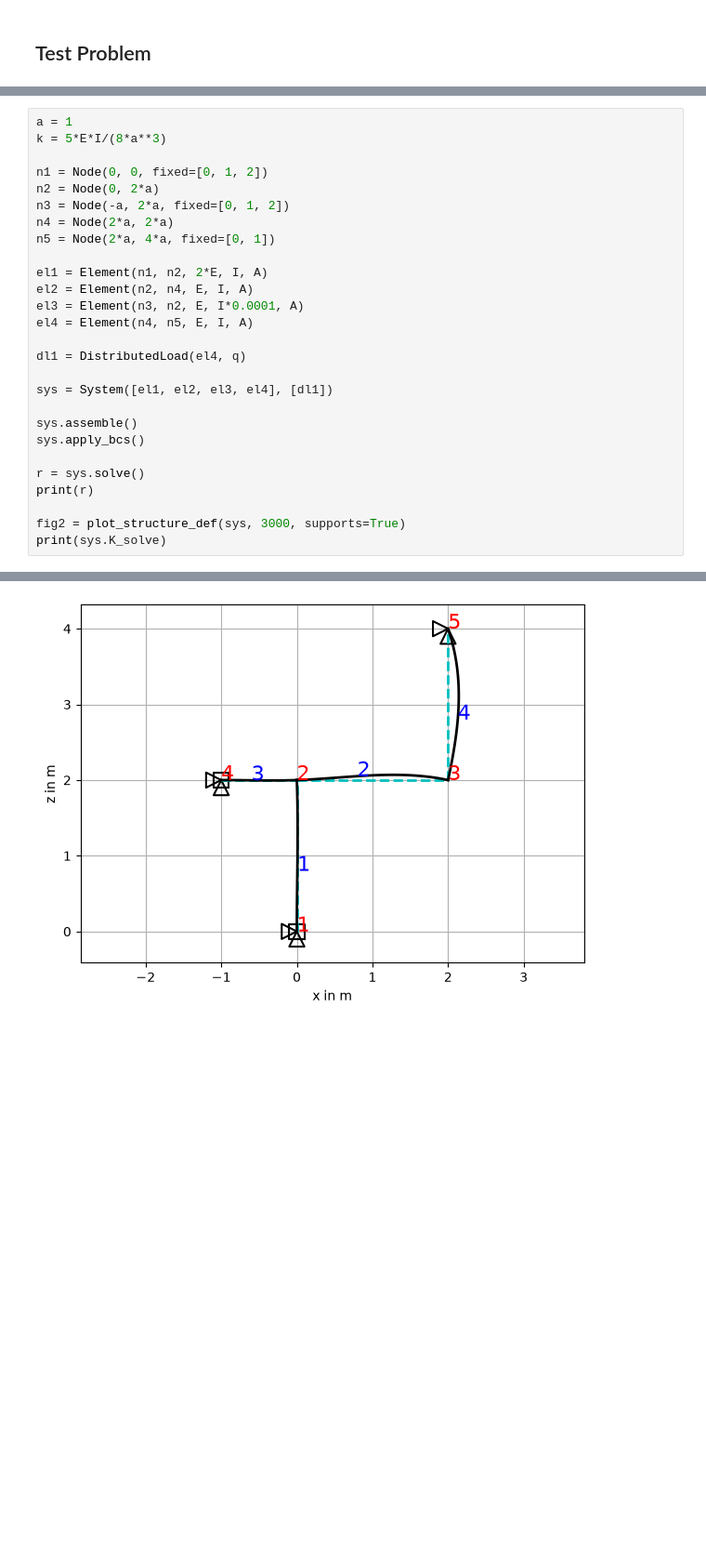
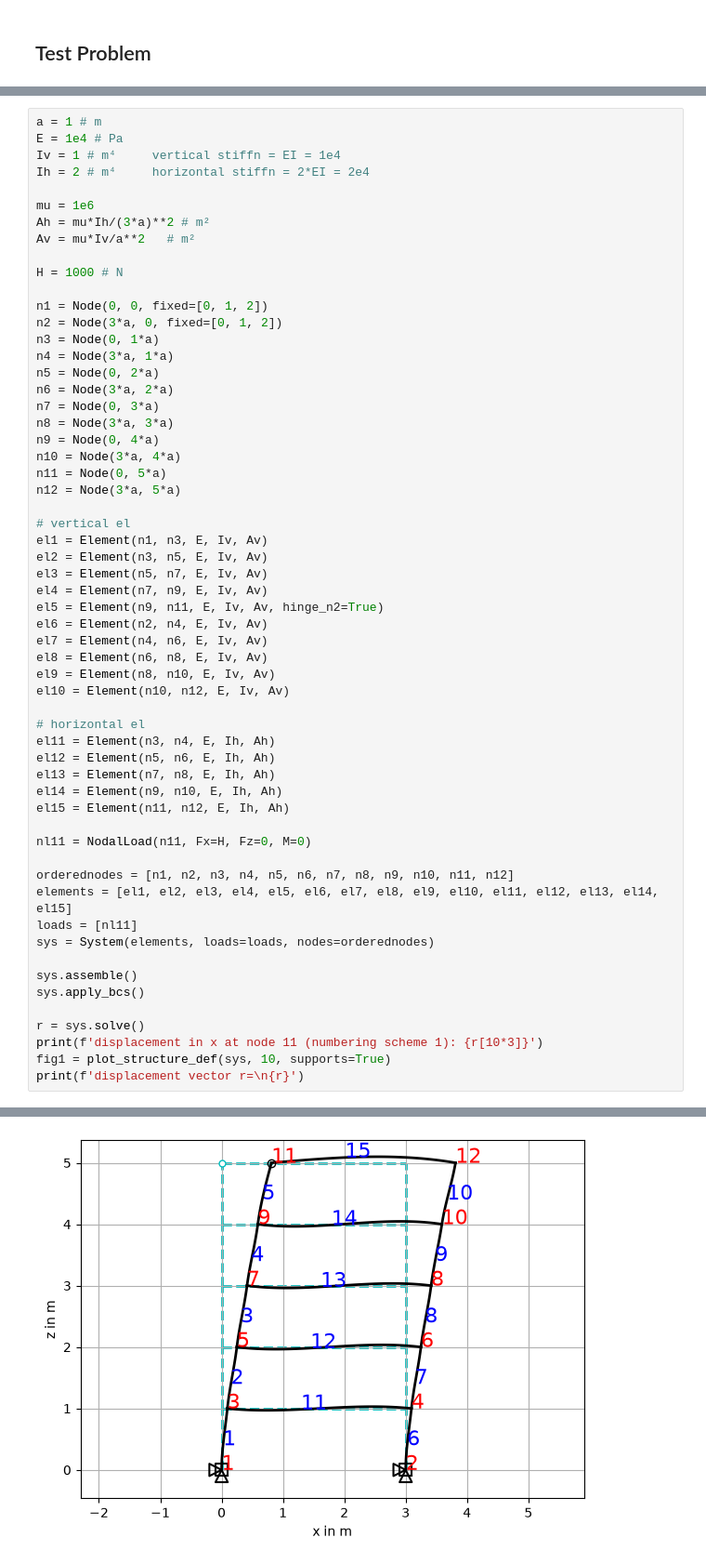
Before and after one commit to ajayhanssen/FE-NTNU, a Jupyter notebook: fe_pgrm.ipynb, the cells around one changed output, grey strips where cells are left out. Shown at 93% size. Saved outputs shown, nothing was run; the diff lists cells and outputs as text; blank space fills up the shorter version.

Commit message:
hinge support

```diff
--- a/fe_pgrm.ipynb
+++ b/fe_pgrm.ipynb
@@ -226,28 +274,59 @@ fig1 = plot_structure_def(sys, 100, supports=True)
 # %%
-a = 1
-k = 5*E*I/(8*a**3)
+a = 1 # m
+E = 1e4 # Pa
+Iv = 1 # m⁴     vertical stiffn = EI = 1e4
+Ih = 2 # m⁴     horizontal stiffn = 2*EI = 2e4
+
+mu = 1e6
+Ah = mu*Ih/(3*a)**2 # m²
+Av = mu*Iv/a**2   # m²
+
+H = 1000 # N
 
 n1 = Node(0, 0, fixed=[0, 1, 2])
-n2 = Node(0, 2*a)
-n3 = Node(-a, 2*a, fixed=[0, 1, 2])
-n4 = Node(2*a, 2*a)
-n5 = Node(2*a, 4*a, fixed=[0, 1])
+n2 = Node(3*a, 0, fixed=[0, 1, 2])
+n3 = Node(0, 1*a)
+n4 = Node(3*a, 1*a)
+n5 = Node(0, 2*a)
+n6 = Node(3*a, 2*a)
+n7 = Node(0, 3*a)
+n8 = Node(3*a, 3*a)
+n9 = Node(0, 4*a)
+n10 = Node(3*a, 4*a)
+n11 = Node(0, 5*a)
+n12 = Node(3*a, 5*a)
 
-el1 = Element(n1, n2, 2*E, I, A)
-el2 = Element(n2, n4, E, I, A)
-el3 = Element(n3, n2, E, I*0.0001, A)
-el4 = Element(n4, n5, E, I, A)
+# vertical el
+el1 = Element(n1, n3, E, Iv, Av)
+el2 = Element(n3, n5, E, Iv, Av)
+el3 = Element(n5, n7, E, Iv, Av)
+el4 = Element(n7, n9, E, Iv, Av)
+el5 = Element(n9, n11, E, Iv, Av, hinge_n2=True)
+el6 = Element(n2, n4, E, Iv, Av)
+el7 = Element(n4, n6, E, Iv, Av)
+el8 = Element(n6, n8, E, Iv, Av)
+el9 = Element(n8, n10, E, Iv, Av)
+el10 = Element(n10, n12, E, Iv, Av)
 
-dl1 = DistributedLoad(el4, q)
+# horizontal el
+el11 = Element(n3, n4, E, Ih, Ah)
+el12 = Element(n5, n6, E, Ih, Ah)
+el13 = Element(n7, n8, E, Ih, Ah)
+el14 = Element(n9, n10, E, Ih, Ah)
+el15 = Element(n11, n12, E, Ih, Ah)
 
-sys = System([el1, el2, el3, el4], [dl1])
+nl11 = NodalLoad(n11, Fx=H, Fz=0, M=0)
+
+orderednodes = [n1, n2, n3, n4, n5, n6, n7, n8, n9, n10, n11, n12]
+elements = [el1, el2, el3, el4, el5, el6, el7, el8, el9, el10, el11, el12, el13, el14, el15]
+loads = [nl11]
+sys = System(elements, loads=loads, nodes=orderednodes)
 
 sys.assemble()
 sys.apply_bcs()
 
 r = sys.solve()
-print(r)
-
-fig2 = plot_structure_def(sys, 3000, supports=True)
-print(sys.K_solve)
+print(f'displacement in x at node 11 (numbering scheme 1): {r[10*3]}')
+fig1 = plot_structure_def(sys, 10, supports=True)
+print(f'displacement vector r=\n{r}')
 # %% [output]
@@ -258 +334 @@ print(sys.K_solve)
-[figure, old version]
+[figure, new version]
```
Also changed, not shown: parts of 4 cells of this notebook, 4 other files.
